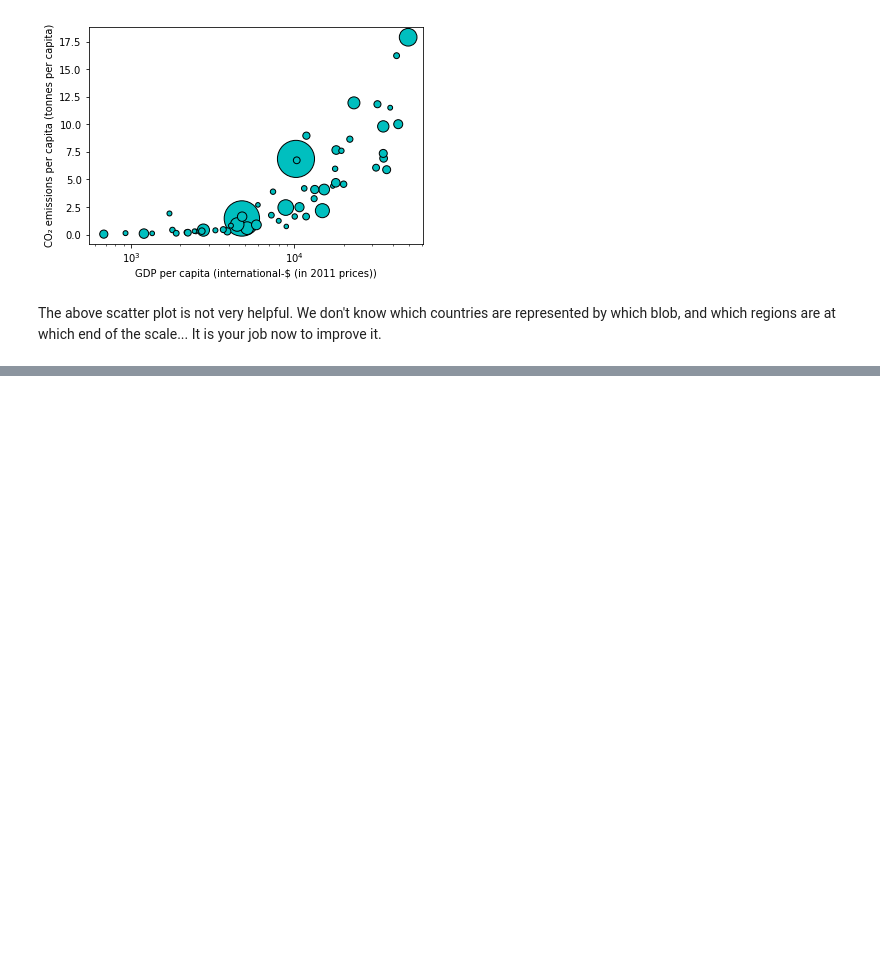
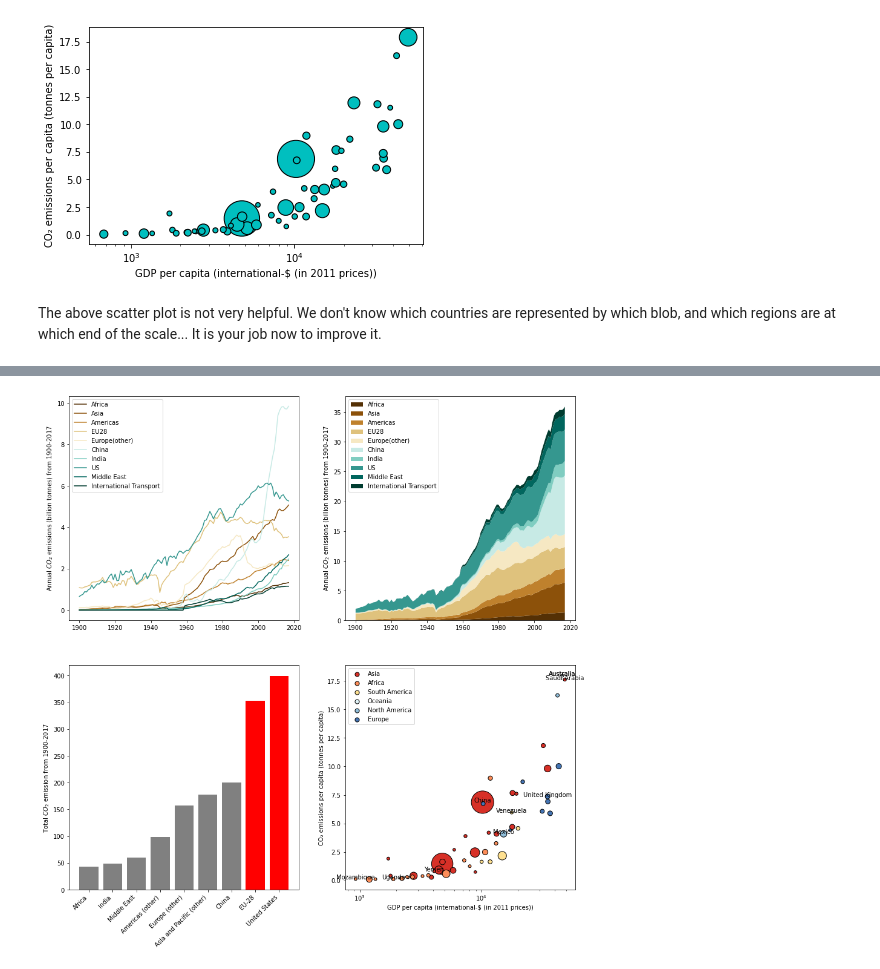
Before and after one commit to Inf2-FDS/FDS-S1-03-data-representation-01-solution, a Jupyter notebook: week04-data-representation-01-Matplotlib-solution.ipynb, the cells around one changed output, grey strips where cells are left out. Saved outputs shown, nothing was run; the diff lists cells and outputs as text; code cells hidden in the pictures; blank space fills up the shorter version.

```diff
--- a/week04-data-representation-01-Matplotlib-solution.ipynb
+++ b/week04-data-representation-01-Matplotlib-solution.ipynb
@@ -521,0 +577,75 @@ Discuss with your lab partner the data. Here is a highly recommendable [short vi
+# %%
+# Your code
+fig, ((ax1, ax2),(ax3,ax4)) = plt.subplots(2,2, figsize = (15,15))
+# First plot
+
+ax1.plot(annual_co2_africa['Year'], annual_co2_africa['Annual CO₂ emissions (tonnes )']/1e9, '#543005')
+ax1.plot(annual_co2_asia['Year'], annual_co2_asia['Annual CO₂ emissions (tonnes )']/1e9, '#8c510a')
+ax1.plot(annual_co2_americas['Year'], annual_co2_americas['Annual CO₂ emissions (tonnes )']/1e9, '#bf812d')
+ax1.plot(annual_co2_eu28['Year'], annual_co2_eu28['Annual CO₂ emissions (tonnes )']/1e9, '#dfc27d')
+ax1.plot(annual_co2_europe['Year'], annual_co2_europe['Annual CO₂ emissions (tonnes )']/1e9, '#f6e8c3')
+ax1.plot(annual_co2_china['Year'], annual_co2_china['Annual CO₂ emissions (tonnes )']/1e9, '#c7eae5')
+ax1.plot(annual_co2_india['Year'], annual_co2_india['Annual CO₂ emissions (tonnes )']/1e9, '#80cdc1')
+ax1.plot(annual_co2_us['Year'], annual_co2_us['Annual CO₂ emissions (tonnes )']/1e9, '#35978f')
+ax1.plot(annual_co2_middleeast['Year'], annual_co2_middleeast['Annual CO₂ emissions (tonnes )']/1e9, '#01665e')
+ax1.plot(annual_co2_international['Year'], annual_co2_international['Annual CO₂ emissions (tonnes )']/1e9, '#003c30')
+ax1.set_ylabel('Annual $CO_2$ emissions (billion tonnes) from 1900-2017')
+ax1.legend(['Africa', 'Asia','Americas', 'EU28', 'Europe(other)', 'China', 'India', 'US', 'Middle East', 'International Transport'])
+
+# Second plot
+
+ax2.stackplot(annual_co2_africa['Year'], # x value
+              annual_co2_africa['Annual CO₂ emissions (tonnes )']/1e9, # y1 value
+              annual_co2_asia['Annual CO₂ emissions (tonnes )']/1e9,  # y2 value ...
+              annual_co2_americas['Annual CO₂ emissions (tonnes )']/1e9,
+              annual_co2_eu28['Annual CO₂ emissions (tonnes )']/1e9,
+              annual_co2_europe['Annual CO₂ emissions (tonnes )']/1e9,
+              annual_co2_china['Annual CO₂ emissions (tonnes )']/1e9,
+              annual_co2_india['Annual CO₂ emissions (tonnes )']/1e9,
+              annual_co2_us['Annual CO₂ emissions (tonnes )']/1e9,
+              annual_co2_middleeast['Annual CO₂ emissions (tonnes )']/1e9,
+              annual_co2_international['Annual CO₂ emissions (tonnes )']/1e9, colors=['#543005','#8c510a','#bf812d','#dfc27d','#f6e8c3','#c7eae5','#80cdc1','#35978f','#01665e','#003c30'])
+ax2.legend(['Africa', 'Asia','Americas', 'EU28', 'Europe(other)', 'China', 'India', 'US', 'Middle East', 'International Transport'], loc='upper left')
+ax2.set_ylabel('Annual $CO_2$ emissions (billion tonnes) from 1900-2017')
+
+#Third plot
+
+ax3.bar(region, co2_emissions, color=['grey', 'grey', 'grey', 'grey', 'grey', 'grey', 'grey', 'red', 'red'])
+ax3.set_xticks(region)
+ax3.set_xticklabels(region, rotation=45, ha='right')
+ax3.set_ylabel('Total $CO_2$ emission from 1900-2017')
+
+# Fourth plot
+
+for i in range(len(continents)):
+    co2_vs_gdp_by_single_continent = co2_vs_gdp_by_continent[co2_vs_gdp_by_continent['Continent'] == continents[i]]
+    scatter = ax4.scatter(co2_vs_gdp_by_single_continent['GDP per capita (international-$ (in 2011 prices))'],
+                co2_vs_gdp_by_single_continent['CO₂ emissions per capita (tonnes per capita)'],
+                c=colours[i],
+                s=co2_vs_gdp_by_single_continent['Total population (Gapminder)']/1e6,
+                edgecolors='k')
+ax4.set_xlabel('GDP per capita (international-$ (in 2011 prices))')
+ax4.set_ylabel('CO₂ emissions per capita (tonnes per capita)')
+ax4.set_xscale('log')
+lgnd = ax4.legend(loc="upper left", labels=continents)
+for i in range(len(continents)):
+    lgnd.legendHandles[i]._sizes = [50]
+
+largest_population = co2_vs_gdp_by_continent[co2_vs_gdp_by_continent['Total population (Gapminder)'] == max(co2_vs_gdp_by_continent['Total population (Gapminder)'])].iloc[0]['Entity']
+highest_gdp = co2_vs_gdp_by_continent[co2_vs_gdp_by_continent['GDP per capita (international-$ (in 2011 prices))'] == max(co2_vs_gdp_by_continent['GDP per capita (international-$ (in 2011 prices))'])].iloc[0]['Entity']
+lowest_gdp  = co2_vs_gdp_by_continent[co2_vs_gdp_by_continent['GDP per capita (international-$ (in 2011 prices))'] == min(co2_vs_gdp_by_continent['GDP per capita (international-$ (in 2011 prices))'])].iloc[0]['Entity']
+highest_co2 = co2_vs_gdp_by_continent[co2_vs_gdp_by_continent['CO₂ emissions per capita (tonnes per capita)'] == max(co2_vs_gdp_by_continent['CO₂ emissions per capita (tonnes per capita)'])].iloc[0]['Entity']
+countries = [co2_vs_gdp_by_continent[co2_vs_gdp_by_continent['Continent'] == continent].iloc[-1]['Entity'] for continent in continents]
+countries.append(largest_population)
+countries.append(highest_gdp)
+countries.append(lowest_gdp)
+countries.append(highest_co2)
+
+for i in range(len(countries)):
+    ax4.annotate(countries[i], # this is the text
+                 (co2_vs_gdp_by_continent[co2_vs_gdp_by_continent['Entity'] == countries[i]]['GDP per capita (international-$ (in 2011 prices))'],co2_vs_gdp_by_continent[co2_vs_gdp_by_continent['Entity'] == countries[i]]['CO₂ emissions per capita (tonnes per capita)']), # this is the point to label
+                 ha='center') # horizontal alignment can be left, right or center
+
+fig.savefig("CO2_emissions.png")
+# %% [output]
+[figure, added]
```
Also changed, not shown: parts of 7 cells of this notebook, 2 other files.
